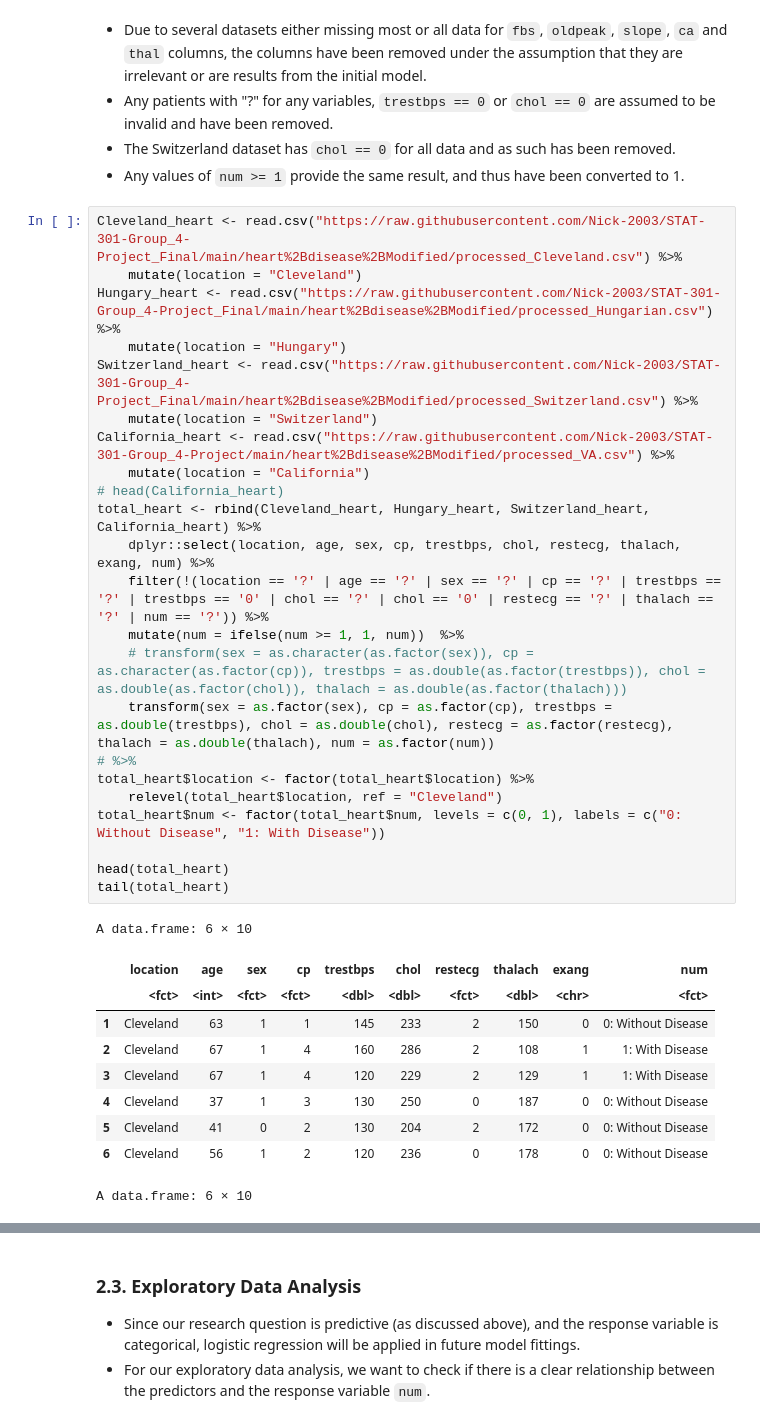
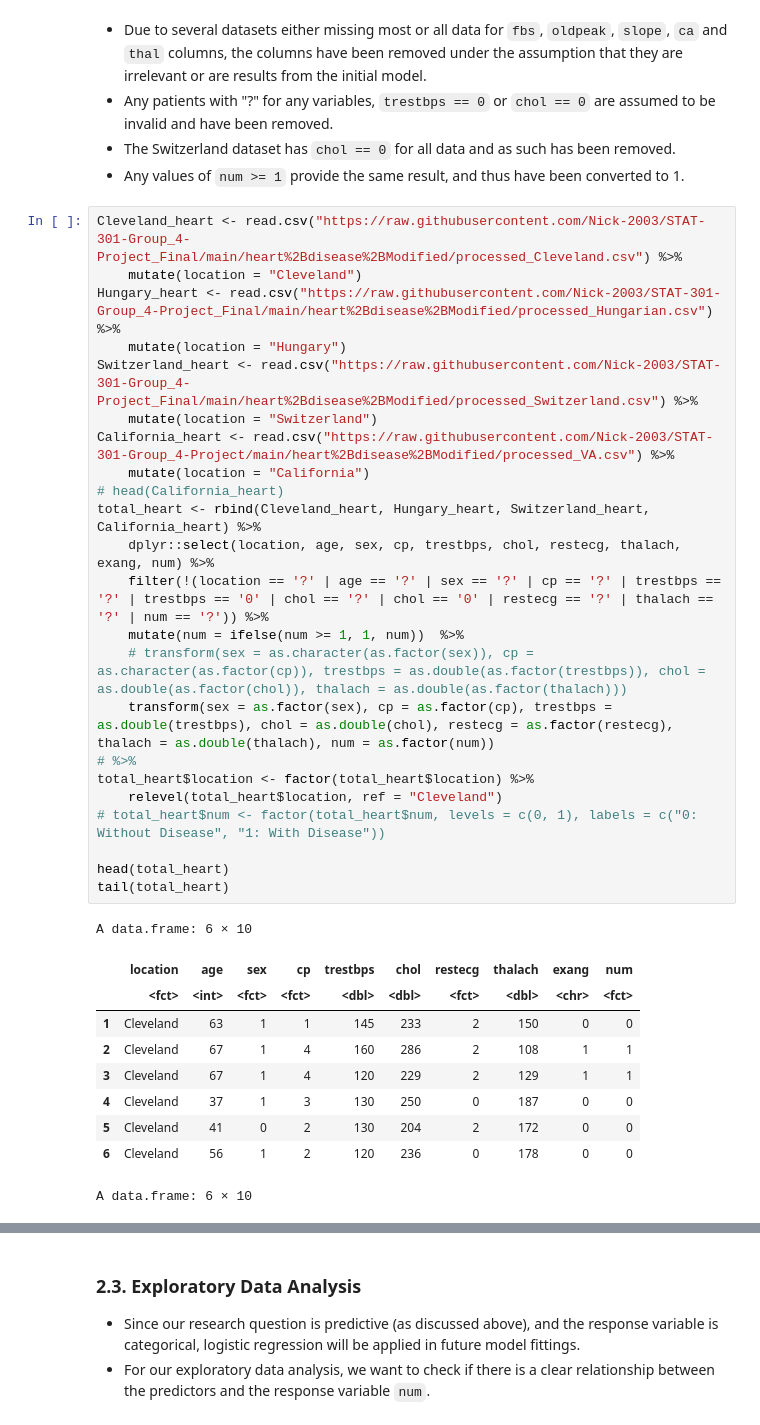
Before and after one commit to Nick-2003/STAT-301-Group_4-Project_Final, a Jupyter notebook: STAT_301_Group_4_Final_Report.ipynb, the cells around one changed output, grey strips where cells are left out. Saved outputs shown, nothing was run; the diff lists cells and outputs as text.

```diff
--- a/STAT_301_Group_4_Final_Report.ipynb
+++ b/STAT_301_Group_4_Final_Report.ipynb
@@ -93,36 +111,36 @@ library(MASS) # Support functions and datasets for Venables and Ripley's MASS #
 # %%
 Cleveland_heart <- read.csv("https://raw.githubusercontent.com/Nick-2003/STAT-301-Group_4-Project_Final/main/heart%2Bdisease%2BModified/processed_Cleveland.csv") %>%
     mutate(location = "Cleveland")
 Hungary_heart <- read.csv("https://raw.githubusercontent.com/Nick-2003/STAT-301-Group_4-Project_Final/main/heart%2Bdisease%2BModified/processed_Hungarian.csv") %>%
     mutate(location = "Hungary")
 Switzerland_heart <- read.csv("https://raw.githubusercontent.com/Nick-2003/STAT-301-Group_4-Project_Final/main/heart%2Bdisease%2BModified/processed_Switzerland.csv") %>%
     mutate(location = "Switzerland")
 California_heart <- read.csv("https://raw.githubusercontent.com/Nick-2003/STAT-301-Group_4-Project/main/heart%2Bdisease%2BModified/processed_VA.csv") %>%
     mutate(location = "California")
 # head(California_heart)
 total_heart <- rbind(Cleveland_heart, Hungary_heart, Switzerland_heart, California_heart) %>%
     dplyr::select(location, age, sex, cp, trestbps, chol, restecg, thalach, exang, num) %>%
     filter(!(location == '?' | age == '?' | sex == '?' | cp == '?' | trestbps == '?' | trestbps == '0' | chol == '?' | chol == '0' | restecg == '?' | thalach == '?' | num == '?')) %>%
     mutate(num = ifelse(num >= 1, 1, num))  %>%
     # transform(sex = as.character(as.factor(sex)), cp = as.character(as.factor(cp)), trestbps = as.double(as.factor(trestbps)), chol = as.double(as.factor(chol)), thalach = as.double(as.factor(thalach)))
     transform(sex = as.factor(sex), cp = as.factor(cp), trestbps = as.double(trestbps), chol = as.double(chol), restecg = as.factor(restecg), thalach = as.double(thalach), num = as.factor(num))
 # %>%
 total_heart$location <- factor(total_heart$location) %>%
     relevel(total_heart$location, ref = "Cleveland")
-total_heart$num <- factor(total_heart$num, levels = c(0, 1), labels = c("0: Without Disease", "1: With Disease"))
+# total_heart$num <- factor(total_heart$num, levels = c(0, 1), labels = c("0: Without Disease", "1: With Disease"))
 
 head(total_heart)
 tail(total_heart)
 # %% [output]
 A data.frame: 6 × 10
 |  | location | age | sex | cp | trestbps | chol | restecg | thalach | exang | num |
 |  | <fct> | <int> | <fct> | <fct> | <dbl> | <dbl> | <fct> | <dbl> | <chr> | <fct> |
-| 1 | Cleveland | 63 | 1 | 1 | 145 | 233 | 2 | 150 | 0 | 0: Without Disease |
-| 2 | Cleveland | 67 | 1 | 4 | 160 | 286 | 2 | 108 | 1 | 1: With Disease |
-| 3 | Cleveland | 67 | 1 | 4 | 120 | 229 | 2 | 129 | 1 | 1: With Disease |
-| 4 | Cleveland | 37 | 1 | 3 | 130 | 250 | 0 | 187 | 0 | 0: Without Disease |
-| 5 | Cleveland | 41 | 0 | 2 | 130 | 204 | 2 | 172 | 0 | 0: Without Disease |
-| 6 | Cleveland | 56 | 1 | 2 | 120 | 236 | 0 | 178 | 0 | 0: Without Disease |
+| 1 | Cleveland | 63 | 1 | 1 | 145 | 233 | 2 | 150 | 0 | 0 |
+| 2 | Cleveland | 67 | 1 | 4 | 160 | 286 | 2 | 108 | 1 | 1 |
+| 3 | Cleveland | 67 | 1 | 4 | 120 | 229 | 2 | 129 | 1 | 1 |
+| 4 | Cleveland | 37 | 1 | 3 | 130 | 250 | 0 | 187 | 0 | 0 |
+| 5 | Cleveland | 41 | 0 | 2 | 130 | 204 | 2 | 172 | 0 | 0 |
+| 6 | Cleveland | 56 | 1 | 2 | 120 | 236 | 0 | 178 | 0 | 0 |
 A data.frame: 6 × 10
 |  | location | age | sex | cp | trestbps | chol | restecg | thalach | exang | num |
 |  | <fct> | <int> | <fct> | <fct> | <dbl> | <dbl> | <fct> | <dbl> | <chr> | <fct> |
```
Also changed, not shown: parts of 20 cells of this notebook.
